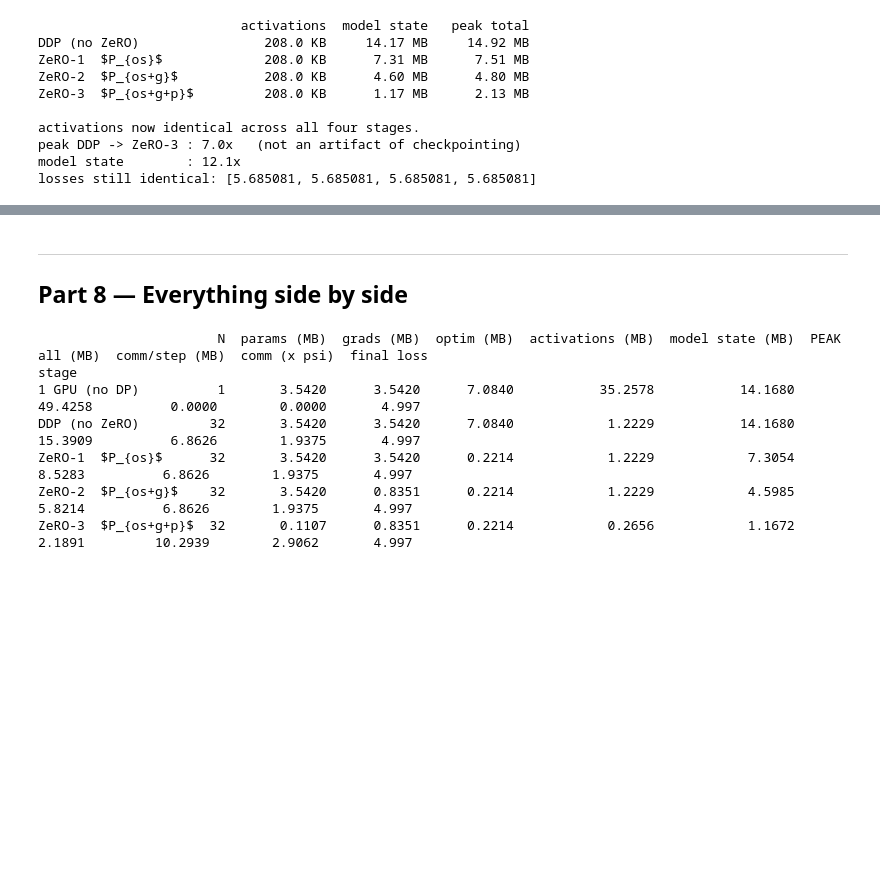
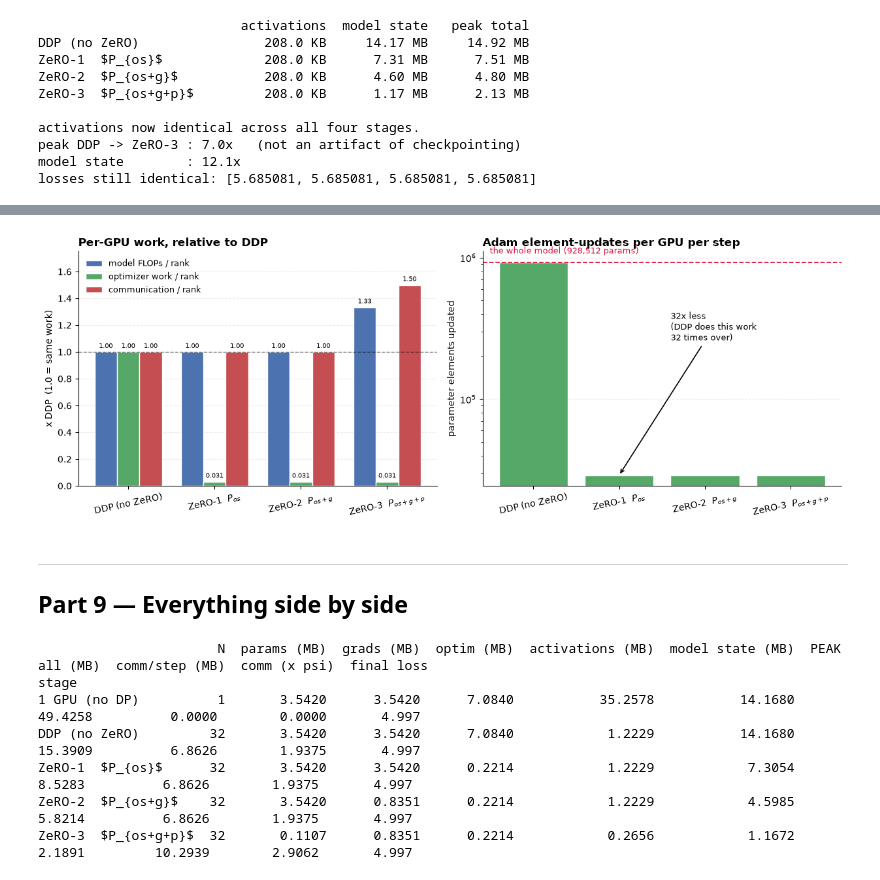
Before and after one commit to pyru/zero-vgpu-32, a Jupyter notebook: ZeRO_on_32_Virtual_GPUs.ipynb, the cells around one changed output, grey strips where cells are left out. Cells and saved outputs as stored; diff of their text form; code cells hidden in the pictures; blank space fills up the shorter version.

```diff
--- a/ZeRO_on_32_Virtual_GPUs.ipynb
+++ b/ZeRO_on_32_Virtual_GPUs.ipynb
@@ -584,6 +642,10 @@ losses still identical: [5.685081, 5.685081, 5.685081, 5.685081]
+# %%
+fig = report.fig_compute(results, PSI); plt.show()
+# %% [output]
+[figure, added]
 # %% [markdown]
 ---
-## Part 8 — Everything side by side
+## Part 9 — Everything side by side
 # %%
 tbl = report.table_summary(results)
 print(tbl.to_string())
```
Also changed, not shown: parts of 11 cells of this notebook, 7 other files.
